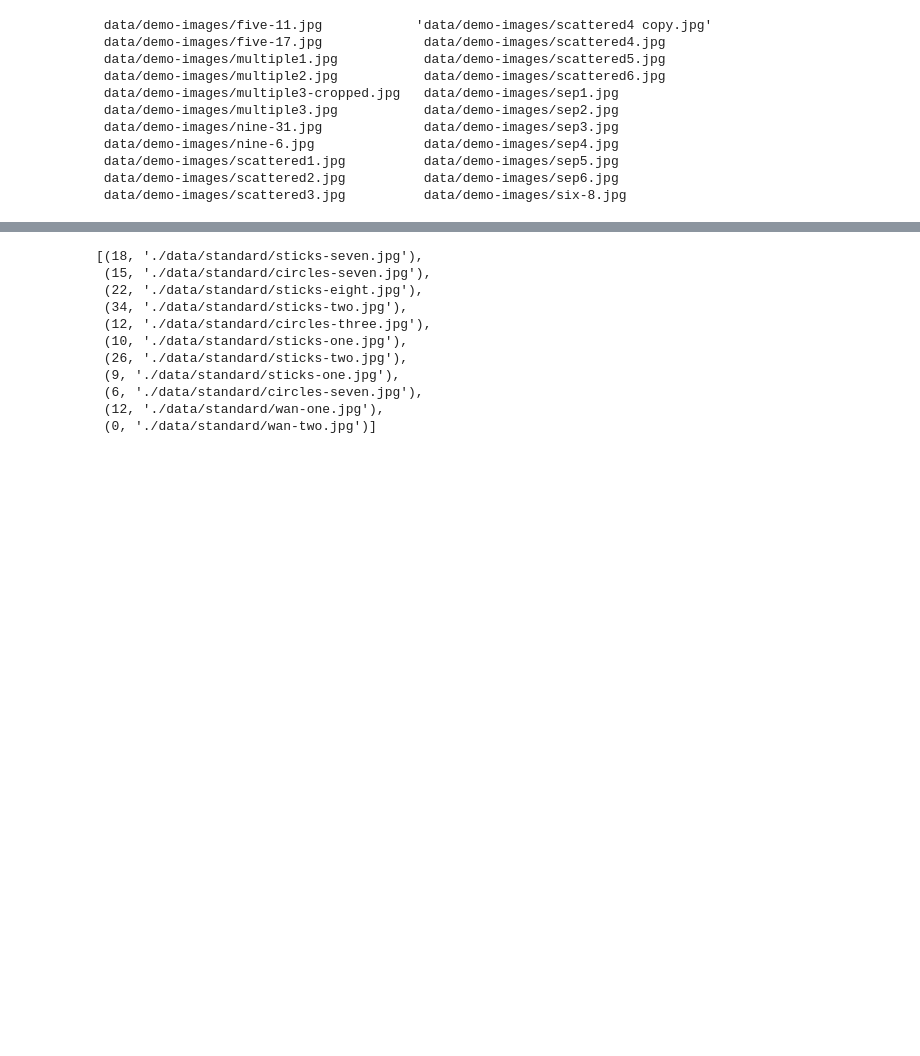
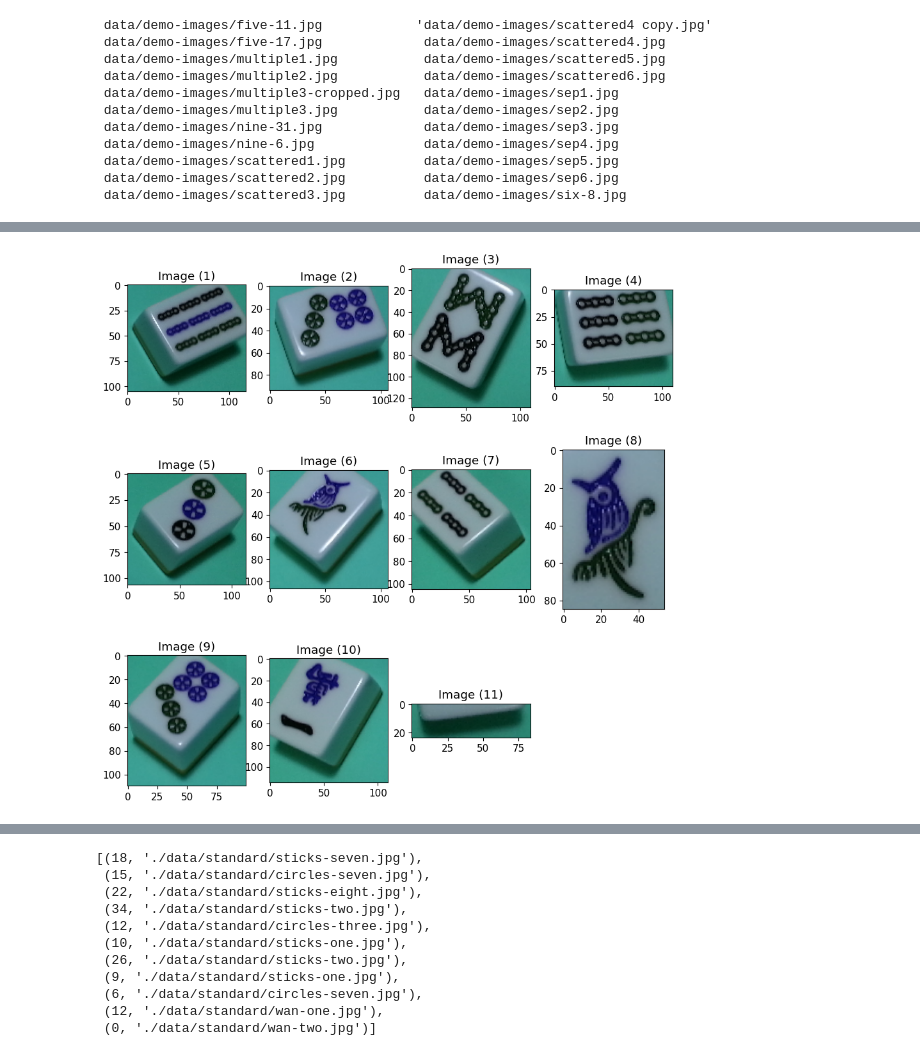
Before and after one commit to augix/mahjongCV, a Jupyter notebook: testMain1.ipynb, the cells around one changed output, grey strips where cells are left out. Drawn from its saved outputs; the diff is of its cells as text; code cells hidden in the pictures; blank space fills up the shorter version.

```diff
--- a/testMain1.ipynb
+++ b/testMain1.ipynb
@@ -186,0 +30,4 @@ import matplotlib.pyplot as plt
+# %%
+plotImages(tiles,cols=4)
+# %% [output]
+[figure, added]
```
Also changed, not shown: parts of 16 cells of this notebook, 2 other files.
